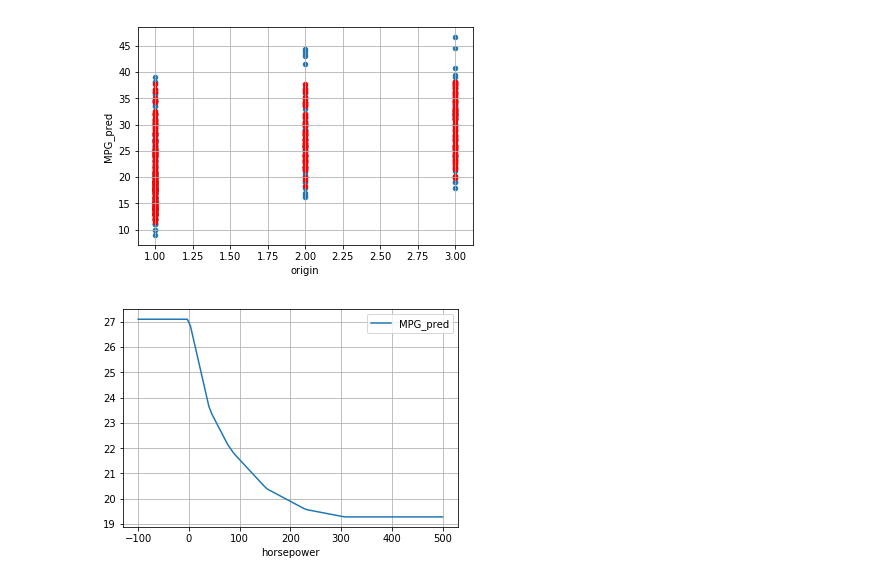
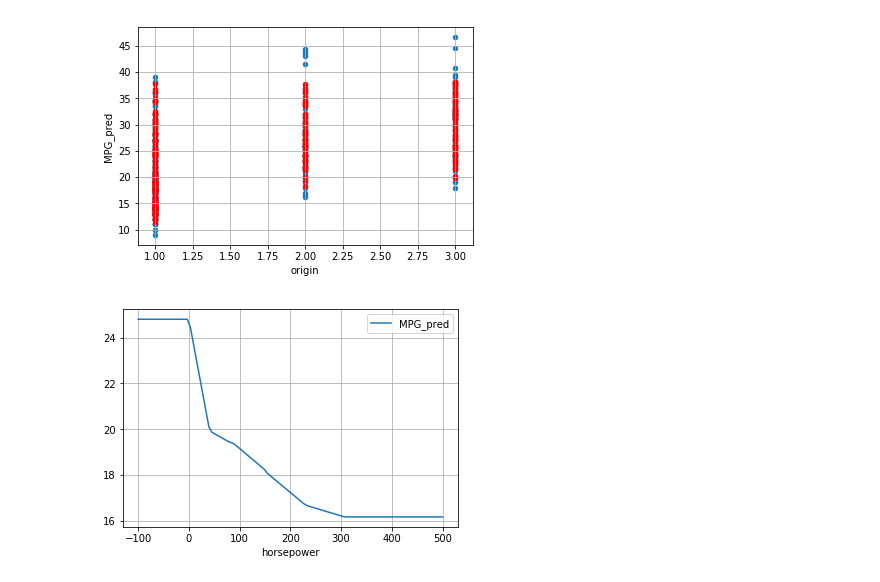
Before and after one commit to dhervillez/machine_learning_training, a Jupyter notebook: auto_mpg_regression_tensor_flow_lattice.ipynb, the cells around one changed output. Cells and saved outputs as stored; diff of their text form; code cells hidden in the pictures.

```diff
--- a/auto_mpg_regression_tensor_flow_lattice.ipynb
+++ b/auto_mpg_regression_tensor_flow_lattice.ipynb
@@ -356,18 +356,18 @@ for param in main_independant_var:
 # %%
 df_tmp = pd.DataFrame()
 main_independant_var = ['cylinders', 'displacement', 'weight', 'year', 'horsepower', 'acceleration', 'origin']
 
 
-df_tmp['cylinders'] = [8]*100#np.linspace(0, 10, 100)#
-df_tmp['displacement'] = 200#np.linspace(0, 500, 100)#200
+df_tmp['cylinders'] = [6]*100#np.linspace(0, 10, 100)#
+df_tmp['displacement'] = 250#np.linspace(0, 500, 100)#200
 df_tmp['weight'] = 3000#np.linspace(0, 10000, 100)#[5000]*100
-df_tmp['year'] = 75#[70, 80]*50
+df_tmp['year'] = 76#[70, 80]*50
 df_tmp['horsepower'] = np.linspace(-100, 500, 100)
-df_tmp['acceleration'] = 20#np.linspace(0, 30, 100)#20
-df_tmp['origin'] = 0
+df_tmp['acceleration'] = 15#np.linspace(0, 30, 100)#20
+df_tmp['origin'] = 1
 
 df_tmp['MPG_pred'] = model.predict(df_tmp[main_independant_var])
 
 ax = df_tmp.plot(kind='line', x='horsepower', y='MPG_pred', grid=True)
 # %% [output]
-[figure, old version]
+[figure, new version]
```
Also changed, not shown: parts of 1 cell of this notebook, 3 other files.
